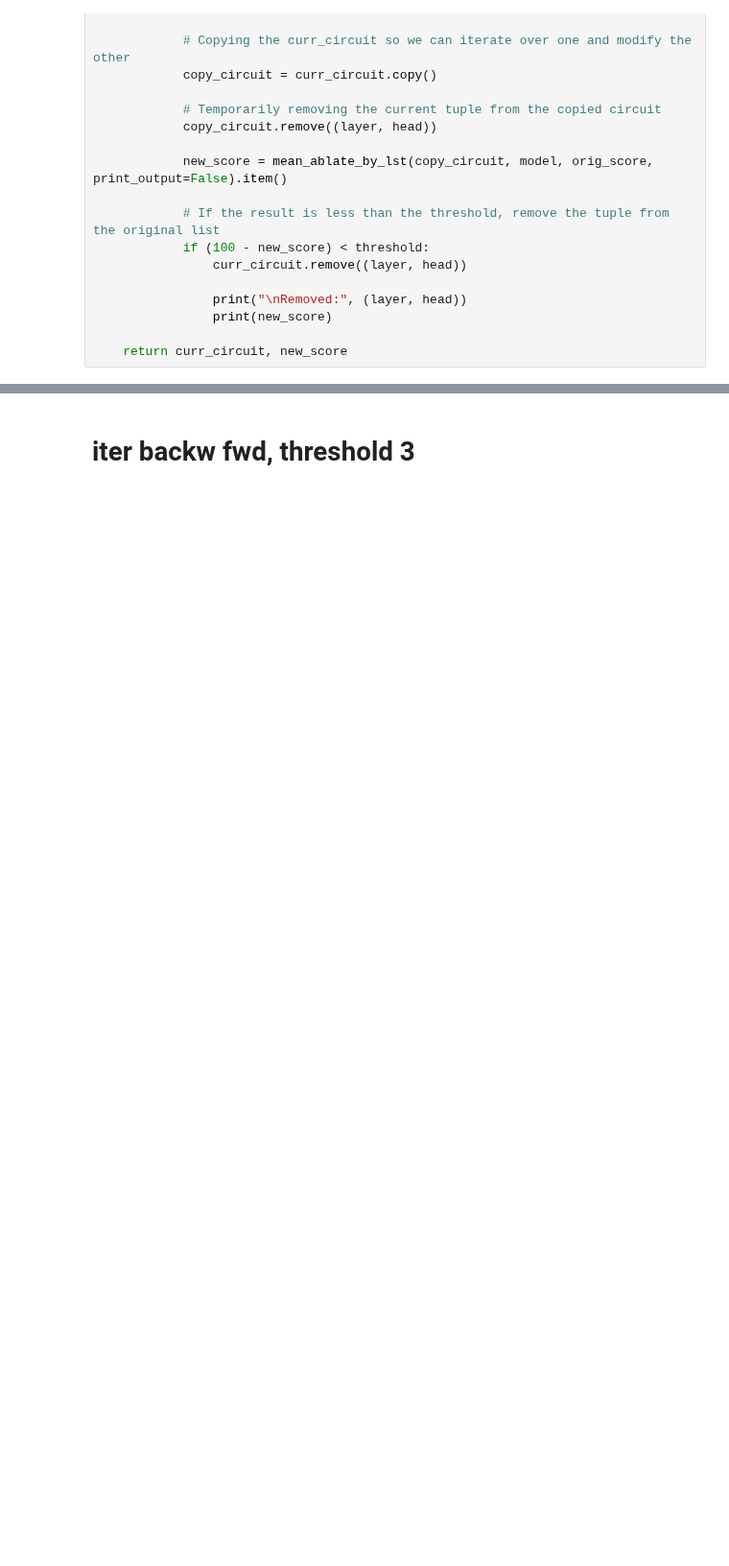
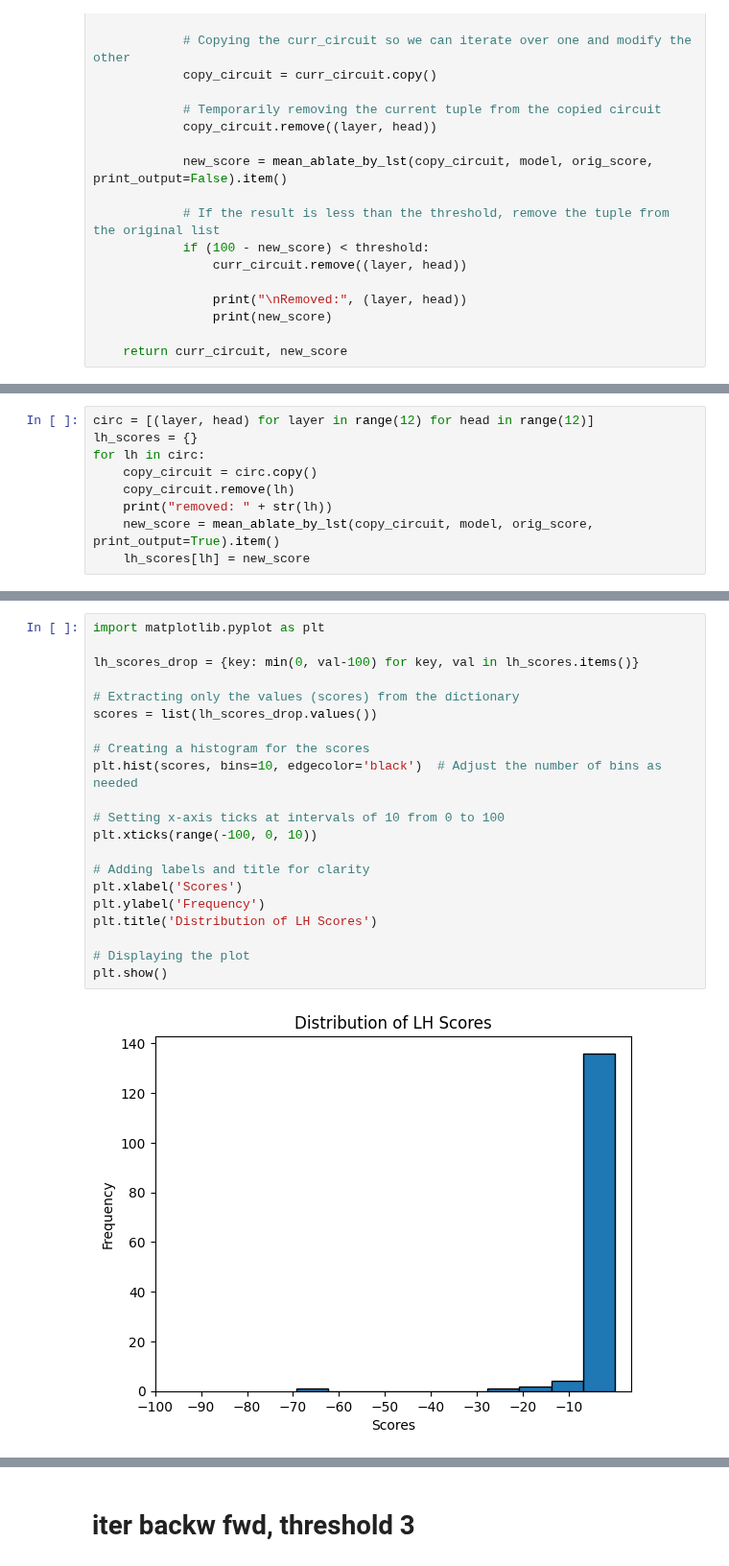
Before and after one commit to apartresearch/seqcont_circuits, a Jupyter notebook: notebooks/minimal_circuits/digits_randAll_cleanedUp.ipynb, the cells around one changed output, grey strips where cells are left out. Shown at 96% size. Saved outputs shown, nothing was run; the diff lists cells and outputs as text; blank space fills up the shorter version.

```diff
--- a/notebooks/minimal_circuits/digits_randAll_cleanedUp.ipynb
+++ b/notebooks/minimal_circuits/digits_randAll_cleanedUp.ipynb
@@ -1062,0 +1065,9 @@ def find_circuit_backw(curr_circuit=None, orig_score=100, threshold=10):
+# %%
+circ = [(layer, head) for layer in range(12) for head in range(12)]
+lh_scores = {}
+for lh in circ:
+    copy_circuit = circ.copy()
+    copy_circuit.remove(lh)
+    print("removed: " + str(lh))
+    new_score = mean_ablate_by_lst(copy_circuit, model, orig_score, print_output=True).item()
+    lh_scores[lh] = new_score
@@ -1062,0 +1132,23 @@ def find_circuit_backw(curr_circuit=None, orig_score=100, threshold=10):
+# %%
+import matplotlib.pyplot as plt
+
+lh_scores_drop = {key: min(0, val-100) for key, val in lh_scores.items()}
+
+# Extracting only the values (scores) from the dictionary
+scores = list(lh_scores_drop.values())
+
+# Creating a histogram for the scores
+plt.hist(scores, bins=10, edgecolor='black')  # Adjust the number of bins as needed
+
+# Setting x-axis ticks at intervals of 10 from 0 to 100
+plt.xticks(range(-100, 0, 10))
+
+# Adding labels and title for clarity
+plt.xlabel('Scores')
+plt.ylabel('Frequency')
+plt.title('Distribution of LH Scores')
+
+# Displaying the plot
+plt.show()
+# %% [output]
+[figure, added]
```
Also changed, not shown: parts of 11 cells of this notebook.
